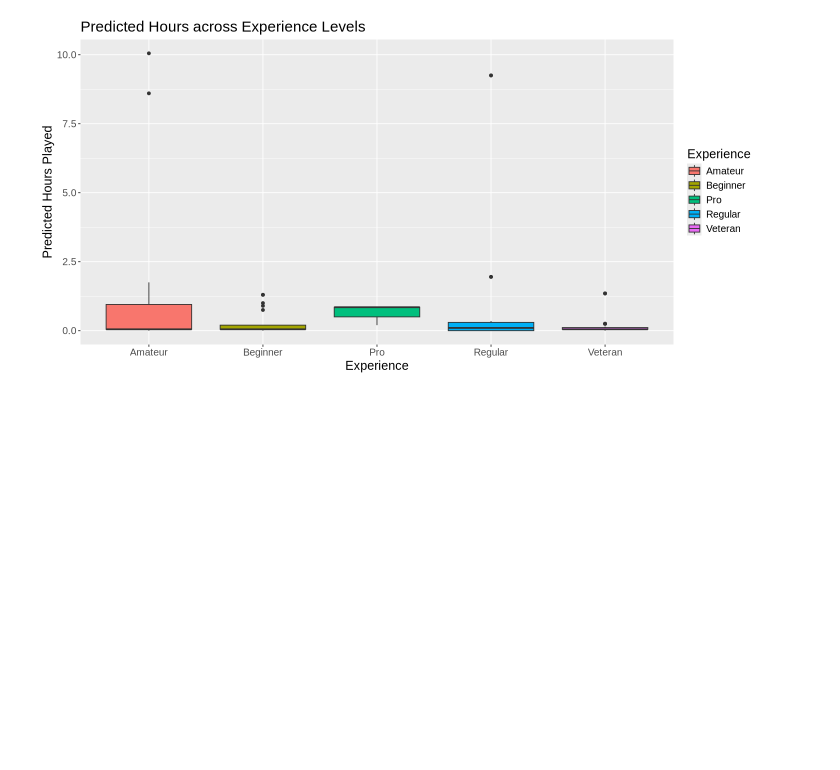
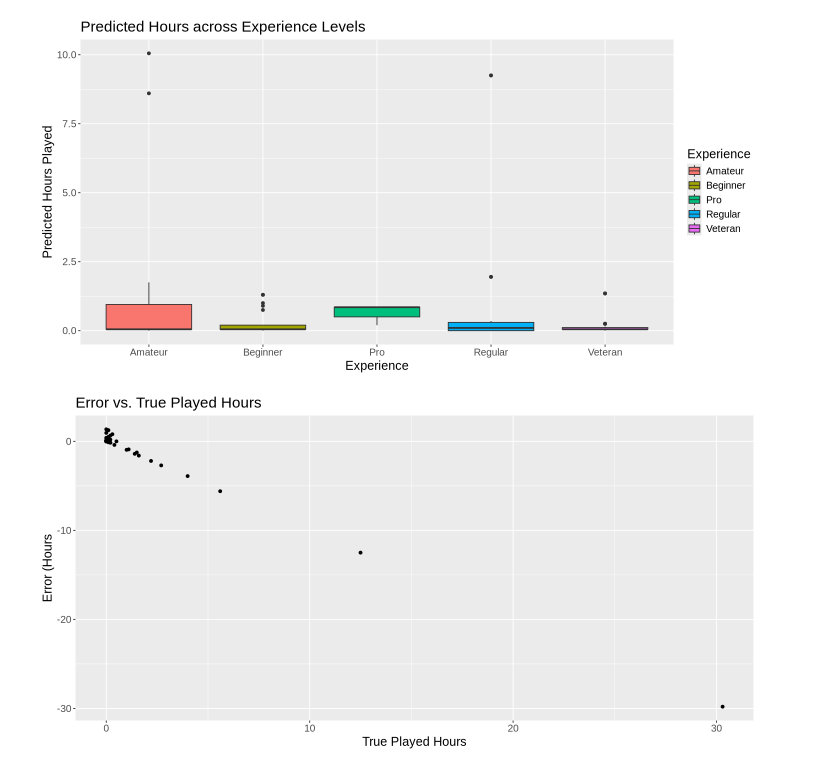
Before and after one commit to userjan30/dsci-100-2024w1-project009-4, a Jupyter notebook: project notebook.ipynb, the cells around one changed output. Cells and saved outputs as stored; diff of their text form; code cells hidden in the pictures; blank space fills up the shorter version.

Commit message:
error plot

```diff
--- a/project notebook.ipynb
+++ b/project notebook.ipynb
@@ -243,3 +243,18 @@ theme(text = element_text(size = 15))
 player_boxplot
 # %% [output]
 [figure]
+# %%
+player_Tpreds <- player_best_fit |>
+    predict(player_testing) |>
+    bind_cols(player_testing) |>
+    mutate(error = .pred - played_hours)
+
+error_plot <- player_Tpreds |>
+    ggplot() +
+    geom_point(aes(x = played_hours, y = error)) +
+    xlab("True Played Hours") +
+    ylab("Error (Hours") +
+    ggtitle("Error vs. True Played Hours") +
+    theme(text = element_text(size = 15))
+# %% [output]
+[figure, added]
```
